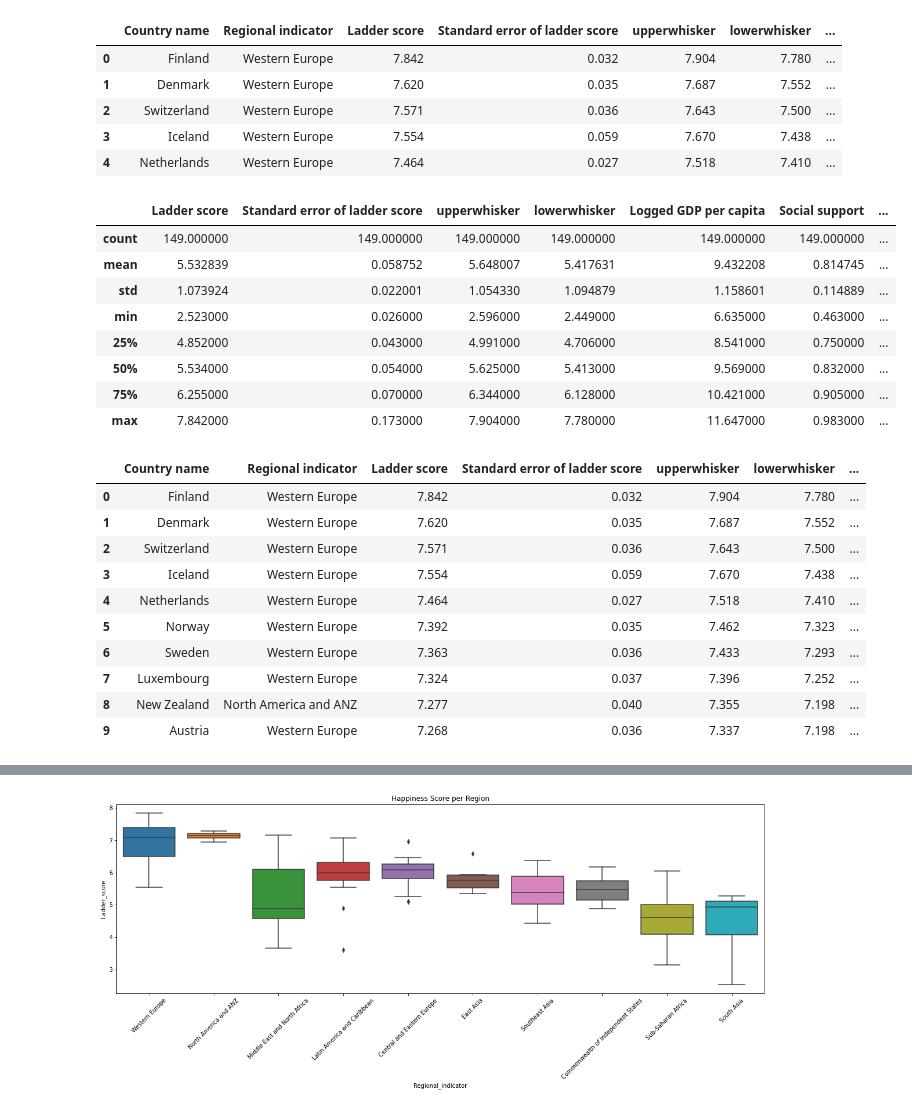
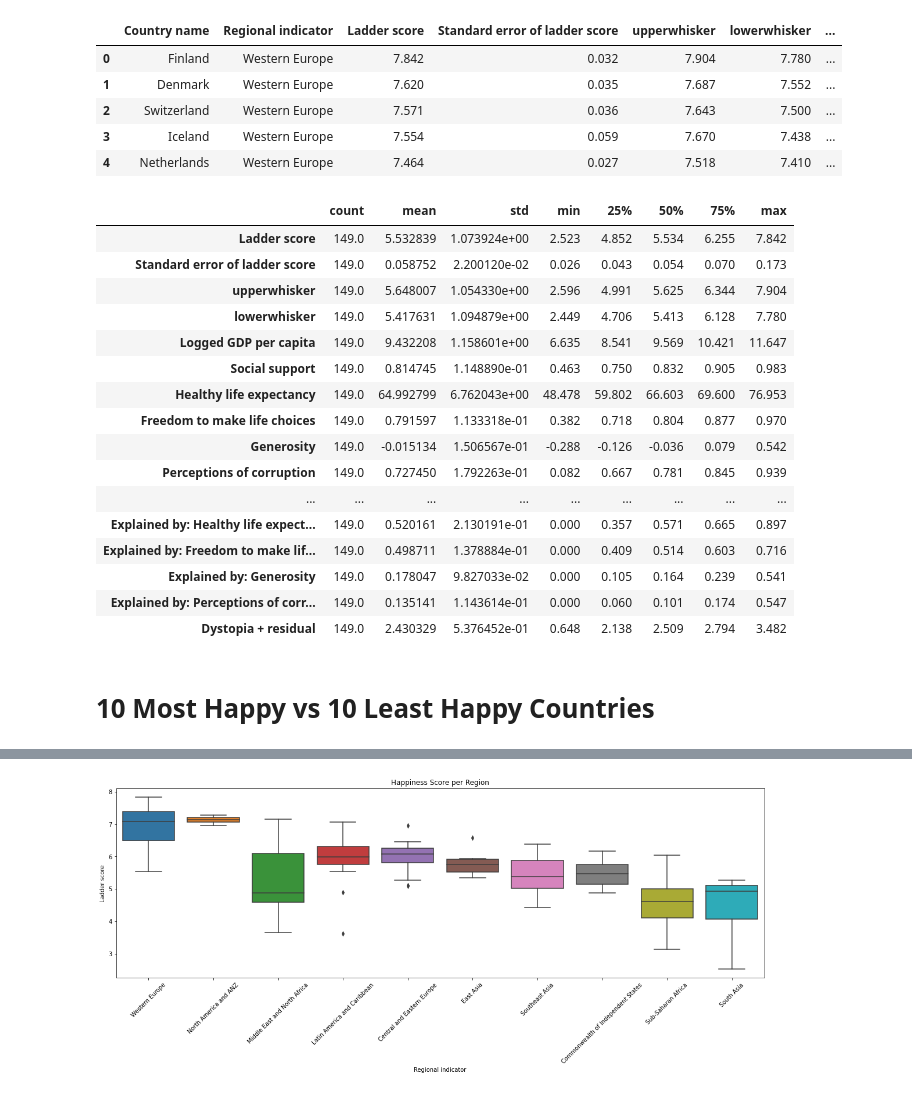
Before and after one commit to kaykaym01/World-Happiness-Report-EDA, a Jupyter notebook: World Happiness Report.ipynb, the cells around one changed output, grey strips where cells are left out. Saved outputs shown, nothing was run; the diff lists cells and outputs as text; code cells hidden in the pictures.

```diff
--- a/World Happiness Report.ipynb
+++ b/World Happiness Report.ipynb
@@ -36,30 +38,25 @@ whr.head()
 | 3 | Iceland | Western Europe | 7.554 | 0.059 | 7.670 | 7.438 | ... |
 | 4 | Netherlands | Western Europe | 7.464 | 0.027 | 7.518 | 7.410 | ... |
 # %%
-whr.describe()
+whr.describe().transpose()
 # %% [output]
-|  | Ladder score | Standard error of ladder score | upperwhisker | lowerwhisker | Logged GDP per capita | Social support | ... |
-| count | 149.000000 | 149.000000 | 149.000000 | 149.000000 | 149.000000 | 149.000000 | ... |
-| mean | 5.532839 | 0.058752 | 5.648007 | 5.417631 | 9.432208 | 0.814745 | ... |
-| std | 1.073924 | 0.022001 | 1.054330 | 1.094879 | 1.158601 | 0.114889 | ... |
-| min | 2.523000 | 0.026000 | 2.596000 | 2.449000 | 6.635000 | 0.463000 | ... |
-| 25% | 4.852000 | 0.043000 | 4.991000 | 4.706000 | 8.541000 | 0.750000 | ... |
-| 50% | 5.534000 | 0.054000 | 5.625000 | 5.413000 | 9.569000 | 0.832000 | ... |
-| 75% | 6.255000 | 0.070000 | 6.344000 | 6.128000 | 10.421000 | 0.905000 | ... |
-| max | 7.842000 | 0.173000 | 7.904000 | 7.780000 | 11.647000 | 0.983000 | ... |
+|  | count | mean | std | min | 25% | 50% | 75% | max |
+| Ladder score | 149.0 | 5.532839 | 1.073924e+00 | 2.523 | 4.852 | 5.534 | 6.255 | 7.842 |
+| Standard error of ladder score | 149.0 | 0.058752 | 2.200120e-02 | 0.026 | 0.043 | 0.054 | 0.070 | 0.173 |
+| upperwhisker | 149.0 | 5.648007 | 1.054330e+00 | 2.596 | 4.991 | 5.625 | 6.344 | 7.904 |
+| lowerwhisker | 149.0 | 5.417631 | 1.094879e+00 | 2.449 | 4.706 | 5.413 | 6.128 | 7.780 |
+| Logged GDP per capita | 149.0 | 9.432208 | 1.158601e+00 | 6.635 | 8.541 | 9.569 | 10.421 | 11.647 |
+| Social support | 149.0 | 0.814745 | 1.148890e-01 | 0.463 | 0.750 | 0.832 | 0.905 | 0.983 |
+| Healthy life expectancy | 149.0 | 64.992799 | 6.762043e+00 | 48.478 | 59.802 | 66.603 | 69.600 | 76.953 |
+| Freedom to make life choices | 149.0 | 0.791597 | 1.133318e-01 | 0.382 | 0.718 | 0.804 | 0.877 | 0.970 |
+| Generosity | 149.0 | -0.015134 | 1.506567e-01 | -0.288 | -0.126 | -0.036 | 0.079 | 0.542 |
+| Perceptions of corruption | 149.0 | 0.727450 | 1.792263e-01 | 0.082 | 0.667 | 0.781 | 0.845 | 0.939 |
+| ... | ... | ... | ... | ... | ... | ... | ... | ... |
+| Explained by: Healthy life expect... | 149.0 | 0.520161 | 2.130191e-01 | 0.000 | 0.357 | 0.571 | 0.665 | 0.897 |
+| Explained by: Freedom to make lif... | 149.0 | 0.498711 | 1.378884e-01 | 0.000 | 0.409 | 0.514 | 0.603 | 0.716 |
+| Explained by: Generosity | 149.0 | 0.178047 | 9.827033e-02 | 0.000 | 0.105 | 0.164 | 0.239 | 0.541 |
+| Explained by: Perceptions of corr... | 149.0 | 0.135141 | 1.143614e-01 | 0.000 | 0.060 | 0.101 | 0.174 | 0.547 |
+| Dystopia + residual | 149.0 | 2.430329 | 5.376452e-01 | 0.648 | 2.138 | 2.509 | 2.794 | 3.482 |
-# %%
-whr = pd.read_csv('data/world-happiness-report-2021.csv')
-whr.head(10)
-# %% [output]
-|  | Country name | Regional indicator | Ladder score | Standard error of ladder score | upperwhisker | lowerwhisker | ... |
-| 0 | Finland | Western Europe | 7.842 | 0.032 | 7.904 | 7.780 | ... |
-| 1 | Denmark | Western Europe | 7.620 | 0.035 | 7.687 | 7.552 | ... |
-| 2 | Switzerland | Western Europe | 7.571 | 0.036 | 7.643 | 7.500 | ... |
-| 3 | Iceland | Western Europe | 7.554 | 0.059 | 7.670 | 7.438 | ... |
-| 4 | Netherlands | Western Europe | 7.464 | 0.027 | 7.518 | 7.410 | ... |
-| 5 | Norway | Western Europe | 7.392 | 0.035 | 7.462 | 7.323 | ... |
-| 6 | Sweden | Western Europe | 7.363 | 0.036 | 7.433 | 7.293 | ... |
-| 7 | Luxembourg | Western Europe | 7.324 | 0.037 | 7.396 | 7.252 | ... |
-| 8 | New Zealand | North America and ANZ | 7.277 | 0.040 | 7.355 | 7.198 | ... |
-| 9 | Austria | Western Europe | 7.268 | 0.036 | 7.337 | 7.198 | ... |
+# %% [markdown]
+# 10 Most Happy vs 10 Least Happy Countries
 # %%
```
Also changed, not shown: parts of 39 cells of this notebook.
